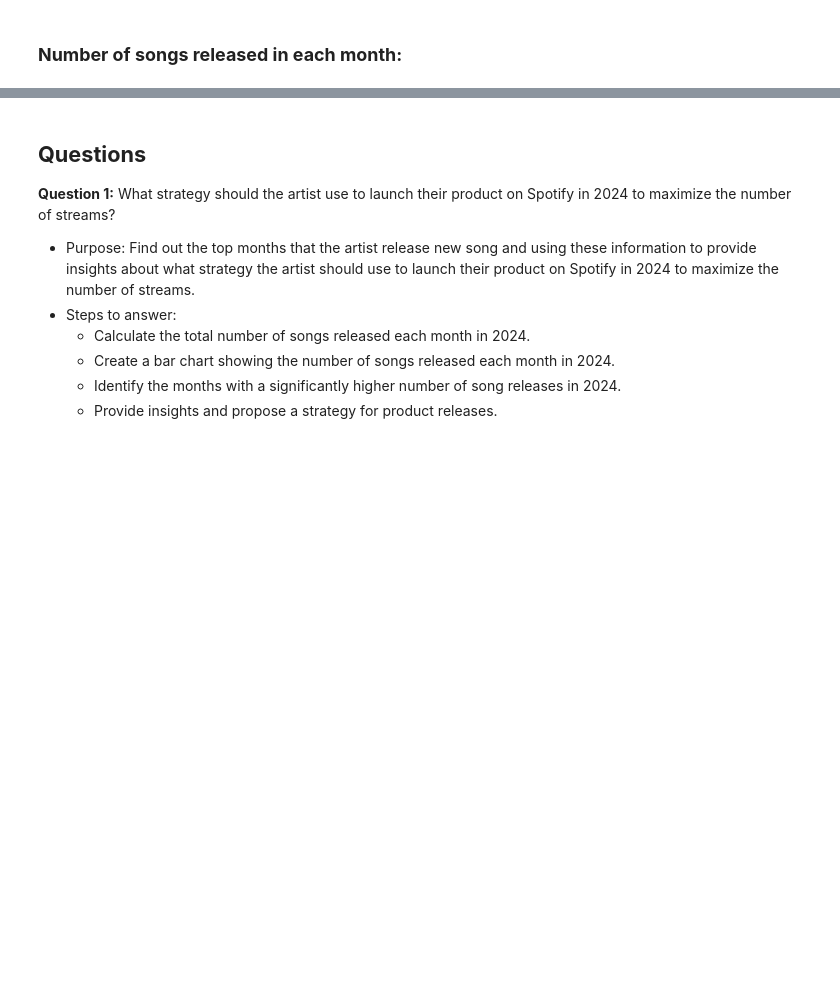
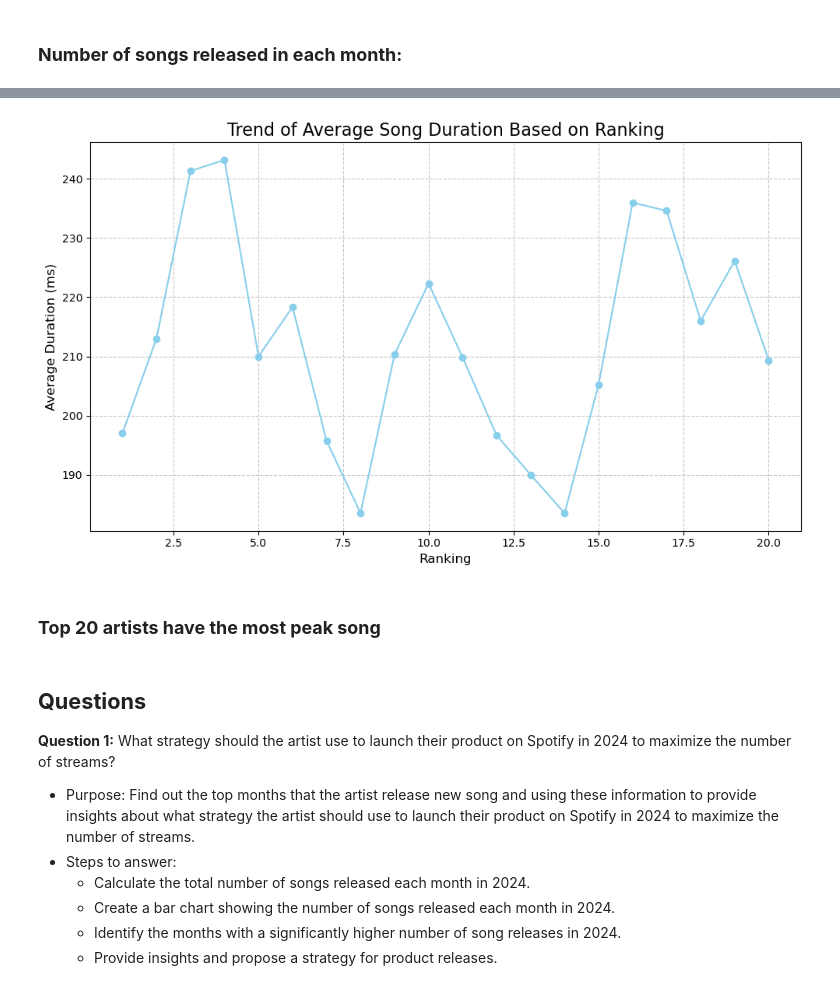
Before and after one commit to pililover/DataScience-Jobs-Market, a Jupyter notebook: SOURCECODE/Data_analysis.ipynb, the cells around one changed output, grey strips where cells are left out. Drawn from its saved outputs; the diff is of its cells as text; code cells hidden in the pictures; blank space fills up the shorter version.

```diff
--- a/SOURCECODE/Data_analysis.ipynb
+++ b/SOURCECODE/Data_analysis.ipynb
@@ -309,3 +412,32 @@ plt.show()
+# %%
+average_duration = (
+    df[df['rank'] <= 20]  # Filter tracks with rank <= 20
+    .drop_duplicates(subset='track_name')  # Drop duplicates by track name
+    .sort_values(by='rank')  # Sort by rank
+    .groupby('rank')['duration']  # Group by rank
+    .mean()  # Calculate the mean duration
+)
+
+# View the result
+average_duration
+
+# Plot the trend
+plt.figure(figsize=(10, 6))
+plt.plot(average_duration.index, average_duration.values, marker='o', color='skyblue')
+
+# Add labels and title
+plt.title('Trend of Average Song Duration Based on Ranking', fontsize=16)
+plt.xlabel('Ranking', fontsize=12)
+plt.ylabel('Average Duration (ms)', fontsize=12)
+
+# Show grid and plot
+plt.grid(True, linestyle='--', alpha=0.7)
+plt.tight_layout()
+plt.show()
+# %% [output]
+[figure, added]
+# %% [markdown]
+### **Top 20 artists have the most peak song**
 # %% [markdown]
 ## **Questions**
 **Question 1:** What strategy should the artist use to launch their product on Spotify in 2024 to maximize the number of streams?
```
Also changed, not shown: parts of 7 cells of this notebook.
